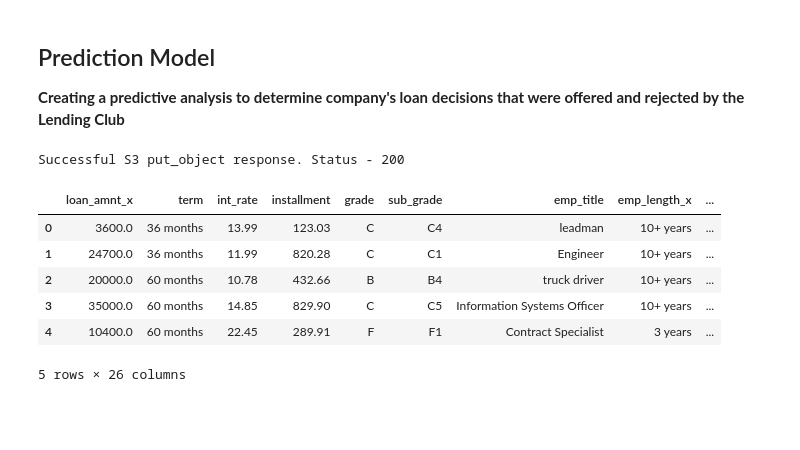
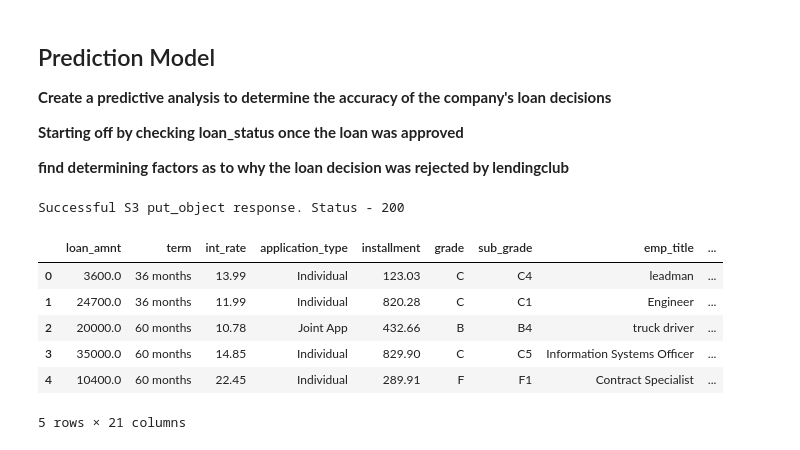
Before and after one commit to davisdw/Lending_Club_Loan_Prediction_Analysis, a Jupyter notebook: loan_prediction.ipynb, the cells around one changed output. Drawn from its saved outputs; the diff is of its cells as text; code cells hidden in the pictures; blank space fills up the shorter version.

```diff
--- a/loan_prediction.ipynb
+++ b/loan_prediction.ipynb
@@ -1,7 +1,11 @@
 # %% [markdown]
 ## Prediction Model
 
-**Creating a predictive analysis to determine company's loan decisions that were offered and rejected by the Lending Club**
+**Create a predictive analysis to determine the accuracy of the company's loan decisions**
+
+**Starting off by checking loan_status once the loan was approved**
+
+**find determining factors as to why the loan decision was rejected by lendingclub**
 # %%
 # First import librar dependacies :
 import numpy as np
@@ -23,31 +32,31 @@ region_name='us-east-1'
 )
 # %%
 # Retrieves the Bucket Name and Key <file_name> and
-obj = s3.get_object(Bucket='davis-data-cloud-of-wonders', Key='joined_loan_output_data.csv')
+obj = s3.get_object(Bucket='davis-data-cloud-of-wonders', Key='clean_loan_data.csv')
 data = obj['Body'].read().decode('utf-8')
 
 # Validates whether the connection to s3 is successfull or fail
 status = obj.get("ResponseMetadata", {}).get("HTTPStatusCode")
 
 if status == 200:
     print(f"Successful S3 put_object response. Status - {status}")
 else:
     print(f"Unsuccessful S3 put_object response. Status - {status}")
 
 
 # Use StringIO to convert the string data to a file-like object
 data_file = StringIO(data)
 
 # Create a DataFrame from the CSV data
 loan_df = pd.read_csv(data_file)
 
 loan_df.head()
 # %% [output]
 Successful S3 put_object response. Status - 200
-|  | loan_amnt_x | term | int_rate | installment | grade | sub_grade | emp_title | emp_length_x | ... |
-| 0 | 3600.0 | 36 months | 13.99 | 123.03 | C | C4 | leadman | 10+ years | ... |
-| 1 | 24700.0 | 36 months | 11.99 | 820.28 | C | C1 | Engineer | 10+ years | ... |
-| 2 | 20000.0 | 60 months | 10.78 | 432.66 | B | B4 | truck driver | 10+ years | ... |
-| 3 | 35000.0 | 60 months | 14.85 | 829.90 | C | C5 | Information Systems Officer | 10+ years | ... |
-| 4 | 10400.0 | 60 months | 22.45 | 289.91 | F | F1 | Contract Specialist | 3 years | ... |
+|  | loan_amnt | term | int_rate | application_type | installment | grade | sub_grade | emp_title | ... |
+| 0 | 3600.0 | 36 months | 13.99 | Individual | 123.03 | C | C4 | leadman | ... |
+| 1 | 24700.0 | 36 months | 11.99 | Individual | 820.28 | C | C1 | Engineer | ... |
+| 2 | 20000.0 | 60 months | 10.78 | Joint App | 432.66 | B | B4 | truck driver | ... |
+| 3 | 35000.0 | 60 months | 14.85 | Individual | 829.90 | C | C5 | Information Systems Officer | ... |
+| 4 | 10400.0 | 60 months | 22.45 | Individual | 289.91 | F | F1 | Contract Specialist | ... |
-5 rows × 26 columns
+5 rows × 21 columns
```
Also changed, not shown: parts of 15 cells of this notebook, 2 other files.
